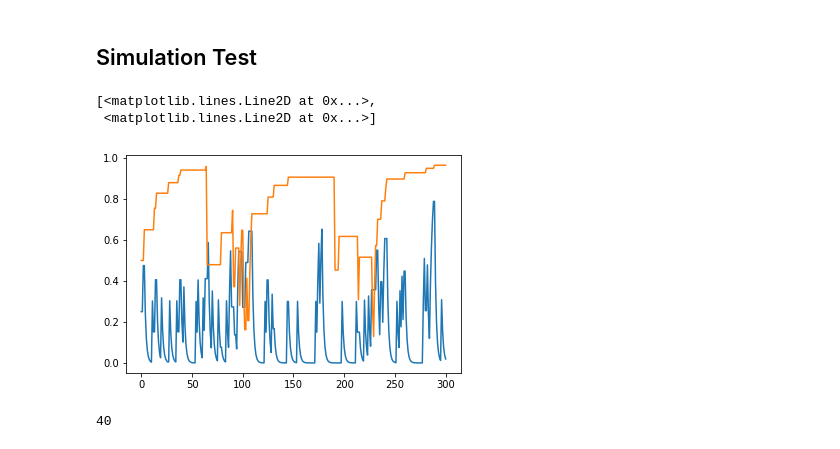
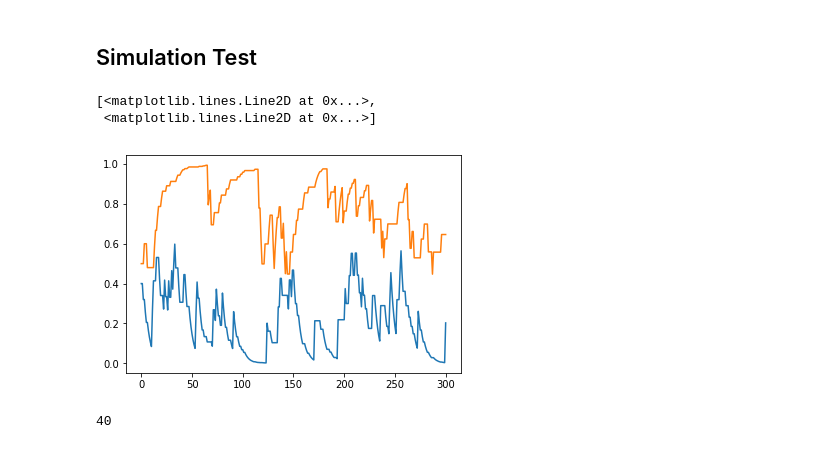
Before and after one commit to Maylibooyah69/RewardReversalPorject, a Jupyter notebook: MLE_real/MLE_real_data.ipynb, the cells around one changed output. Cells and saved outputs as stored; diff of their text form; code cells hidden in the pictures.

```diff
--- a/MLE_real/MLE_real_data.ipynb
+++ b/MLE_real/MLE_real_data.ipynb
@@ -329,16 +329,16 @@ def train_rat(env,rat,it_num,sim=True):
     return env,rat
 # %%
 env=sim_env()
-aG = 0.3
-aL = 0.5
-beta = 4
+aG = .2
+aL = .2
+beta = 1
 sim_rat=Rat(None,alphaG=aG,alphaL=aL,beta=beta,init_Q=np.array([0.5,0.5]))
 env,sim_rat=train_rat(env,sim_rat,300)
 plt.plot(sim_rat.Qlog)
 # %% [output]
 [<matplotlib.lines.Line2D at 0x...>,
  <matplotlib.lines.Line2D at 0x...>]
-[figure, old version]
+[figure, new version]
 # %%
 truth = 0
 for i in range(len(sim_rat.choice_Log)):
```
Also changed, not shown: parts of 3 cells of this notebook, 32 other files.
